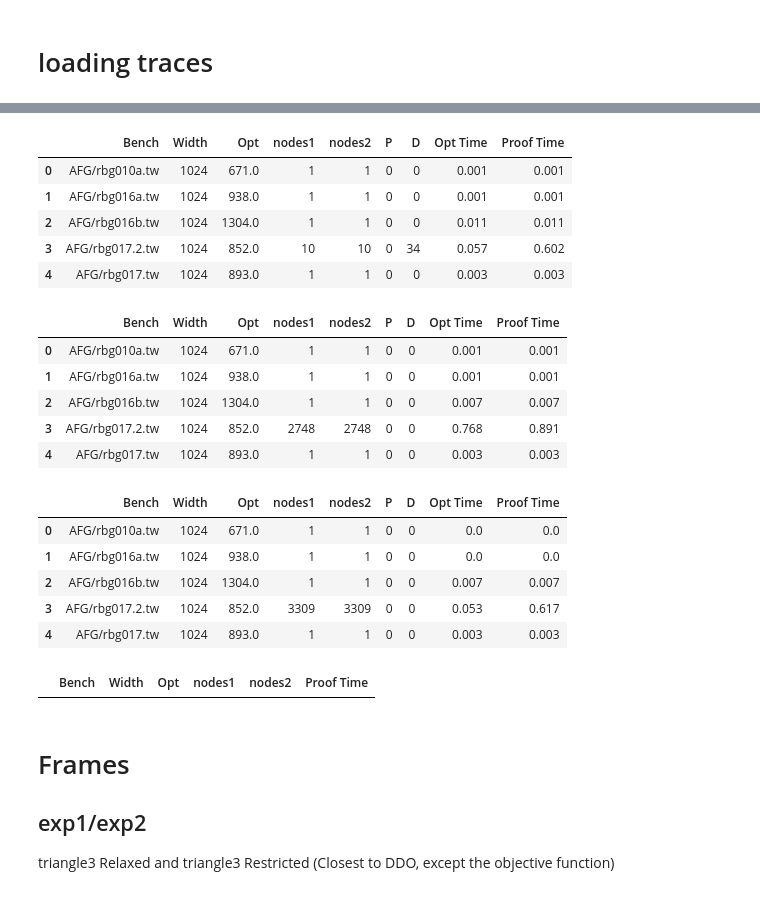
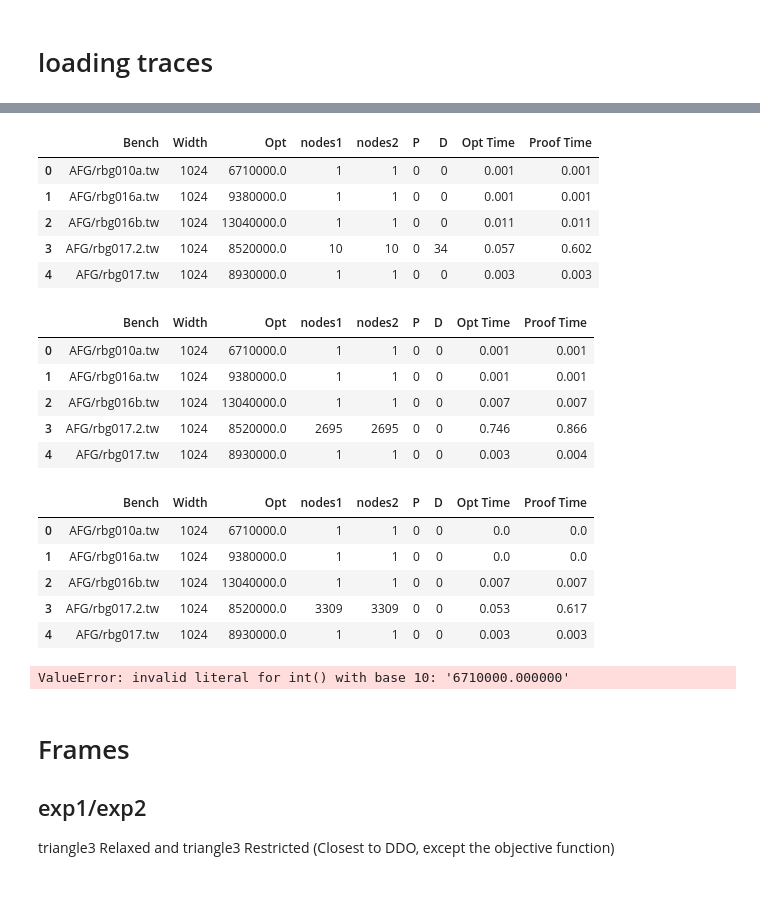
Before and after one commit to ldmbouge/CODD, a Jupyter notebook: experiments/gen2.ipynb, the cells around one changed output, grey strips where cells are left out. Drawn from its saved outputs; the diff is of its cells as text; code cells hidden in the pictures.

```diff
--- a/experiments/gen2.ipynb
+++ b/experiments/gen2.ipynb
@@ -135,39 +135,39 @@ with pd.option_context('display.max_rows', None,):
 # %%
-exp2 = experiment_to_df_tsptw(f'{cwd}/tsptw3RF', scale_opt=10000.0); exp2['Bench'] = exp2['Bench'].str.split('/').str[-2:].str.join('/')
+exp2 = experiment_to_df_tsptw(f'{cwd}/tsptw3RF'); exp2['Bench'] = exp2['Bench'].str.split('/').str[-2:].str.join('/')
 exp2Clean = exp2.dropna()
 with pd.option_context('display.max_rows', None,):
     display(exp2Clean.head())
 # %% [output]
 |  | Bench | Width | Opt | nodes1 | nodes2 | P | D | Opt Time | Proof Time |
-| 0 | AFG/rbg010a.tw | 1024 | 671.0 | 1 | 1 | 0 | 0 | 0.001 | 0.001 |
-| 1 | AFG/rbg016a.tw | 1024 | 938.0 | 1 | 1 | 0 | 0 | 0.001 | 0.001 |
-| 2 | AFG/rbg016b.tw | 1024 | 1304.0 | 1 | 1 | 0 | 0 | 0.011 | 0.011 |
-| 3 | AFG/rbg017.2.tw | 1024 | 852.0 | 10 | 10 | 0 | 34 | 0.057 | 0.602 |
-| 4 | AFG/rbg017.tw | 1024 | 893.0 | 1 | 1 | 0 | 0 | 0.003 | 0.003 |
+| 0 | AFG/rbg010a.tw | 1024 | 6710000.0 | 1 | 1 | 0 | 0 | 0.001 | 0.001 |
+| 1 | AFG/rbg016a.tw | 1024 | 9380000.0 | 1 | 1 | 0 | 0 | 0.001 | 0.001 |
+| 2 | AFG/rbg016b.tw | 1024 | 13040000.0 | 1 | 1 | 0 | 0 | 0.011 | 0.011 |
+| 3 | AFG/rbg017.2.tw | 1024 | 8520000.0 | 10 | 10 | 0 | 34 | 0.057 | 0.602 |
+| 4 | AFG/rbg017.tw | 1024 | 8930000.0 | 1 | 1 | 0 | 0 | 0.003 | 0.003 |
 # %%
-exp3 = experiment_to_df_tsptw(f'{cwd}/tsptw3RFT', scale_opt=10000.0); exp3['Bench'] = exp3['Bench'].str.split('/').str[-2:].str.join('/')
+exp3 = experiment_to_df_tsptw(f'{cwd}/tsptw3RFT'); exp3['Bench'] = exp3['Bench'].str.split('/').str[-2:].str.join('/')
 exp3Clean = exp3.dropna()
 with pd.option_context('display.max_rows', None,):
     display(exp3Clean.head())
 # %% [output]
 |  | Bench | Width | Opt | nodes1 | nodes2 | P | D | Opt Time | Proof Time |
-| 0 | AFG/rbg010a.tw | 1024 | 671.0 | 1 | 1 | 0 | 0 | 0.001 | 0.001 |
-| 1 | AFG/rbg016a.tw | 1024 | 938.0 | 1 | 1 | 0 | 0 | 0.001 | 0.001 |
-| 2 | AFG/rbg016b.tw | 1024 | 1304.0 | 1 | 1 | 0 | 0 | 0.007 | 0.007 |
-| 3 | AFG/rbg017.2.tw | 1024 | 852.0 | 2748 | 2748 | 0 | 0 | 0.768 | 0.891 |
-| 4 | AFG/rbg017.tw | 1024 | 893.0 | 1 | 1 | 0 | 0 | 0.003 | 0.003 |
+| 0 | AFG/rbg010a.tw | 1024 | 6710000.0 | 1 | 1 | 0 | 0 | 0.001 | 0.001 |
+| 1 | AFG/rbg016a.tw | 1024 | 9380000.0 | 1 | 1 | 0 | 0 | 0.001 | 0.001 |
+| 2 | AFG/rbg016b.tw | 1024 | 13040000.0 | 1 | 1 | 0 | 0 | 0.007 | 0.007 |
+| 3 | AFG/rbg017.2.tw | 1024 | 8520000.0 | 2695 | 2695 | 0 | 0 | 0.746 | 0.866 |
+| 4 | AFG/rbg017.tw | 1024 | 8930000.0 | 1 | 1 | 0 | 0 | 0.003 | 0.004 |
 # %%
-exp4 = experiment_to_df_tsptw(f'{cwd}/tsptw3RO', scale_opt=10000.0); exp4['Bench'] = exp4['Bench'].str.split('/').str[-2:].str.join('/')
+exp4 = experiment_to_df_tsptw(f'{cwd}/tsptw3RO'); exp4['Bench'] = exp4['Bench'].str.split('/').str[-2:].str.join('/')
 exp4Clean = exp4.dropna()
 with pd.option_context('display.max_rows', None,):
     display(exp4Clean.head())
 # %% [output]
 |  | Bench | Width | Opt | nodes1 | nodes2 | P | D | Opt Time | Proof Time |
-| 0 | AFG/rbg010a.tw | 1024 | 671.0 | 1 | 1 | 0 | 0 | 0.0 | 0.0 |
-| 1 | AFG/rbg016a.tw | 1024 | 938.0 | 1 | 1 | 0 | 0 | 0.0 | 0.0 |
-| 2 | AFG/rbg016b.tw | 1024 | 1304.0 | 1 | 1 | 0 | 0 | 0.007 | 0.007 |
-| 3 | AFG/rbg017.2.tw | 1024 | 852.0 | 3309 | 3309 | 0 | 0 | 0.053 | 0.617 |
-| 4 | AFG/rbg017.tw | 1024 | 893.0 | 1 | 1 | 0 | 0 | 0.003 | 0.003 |
+| 0 | AFG/rbg010a.tw | 1024 | 6710000.0 | 1 | 1 | 0 | 0 | 0.0 | 0.0 |
+| 1 | AFG/rbg016a.tw | 1024 | 9380000.0 | 1 | 1 | 0 | 0 | 0.0 | 0.0 |
+| 2 | AFG/rbg016b.tw | 1024 | 13040000.0 | 1 | 1 | 0 | 0 | 0.007 | 0.007 |
+| 3 | AFG/rbg017.2.tw | 1024 | 8520000.0 | 3309 | 3309 | 0 | 0 | 0.053 | 0.617 |
+| 4 | AFG/rbg017.tw | 1024 | 8930000.0 | 1 | 1 | 0 | 0 | 0.003 | 0.003 |
 # %%
 patterns = [
     r'(\S*) w:(\S*)\s.*',
@@ -182,12 +182,12 @@ types_list = [
     [i32,i32,i32,f64_TO]
 ]
 
-exp5 = experiment_to_df_tsptw(f'{cwd}/tsptw3RONQ', scale_opt=10000.0, patterns=patterns, labels_list=labels_list, types_list=types_list); exp5['Bench'] = exp5['Bench'].str.split('/').str[-2:].str.join('/')
+exp5 = experiment_to_df_tsptw(f'{cwd}/tsptw3RONQ', patterns=patterns, labels_list=labels_list, types_list=types_list); exp5['Bench'] = exp5['Bench'].str.split('/').str[-2:].str.join('/')
 exp5Clean = exp5.dropna()
 with pd.option_context('display.max_rows', None,):
     display(exp5Clean.head())
 # %% [output]
-|  | Bench | Width | Opt | nodes1 | nodes2 | Proof Time |
+ValueError: invalid literal for int() with base 10: '6710000.000000'
 # %% [markdown]
 # Frames
 
```
Also changed, not shown: parts of 18 cells of this notebook, 4 other files.
